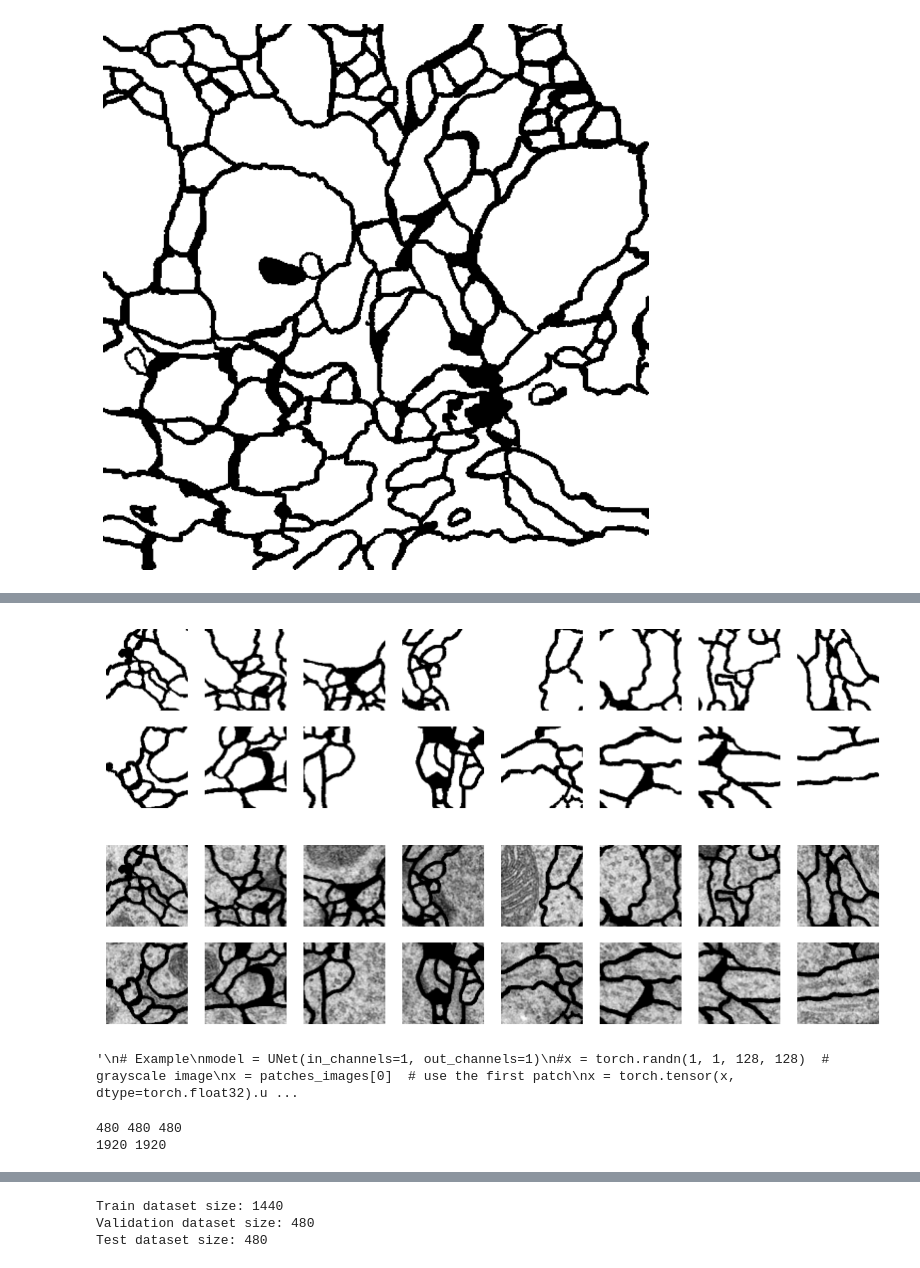
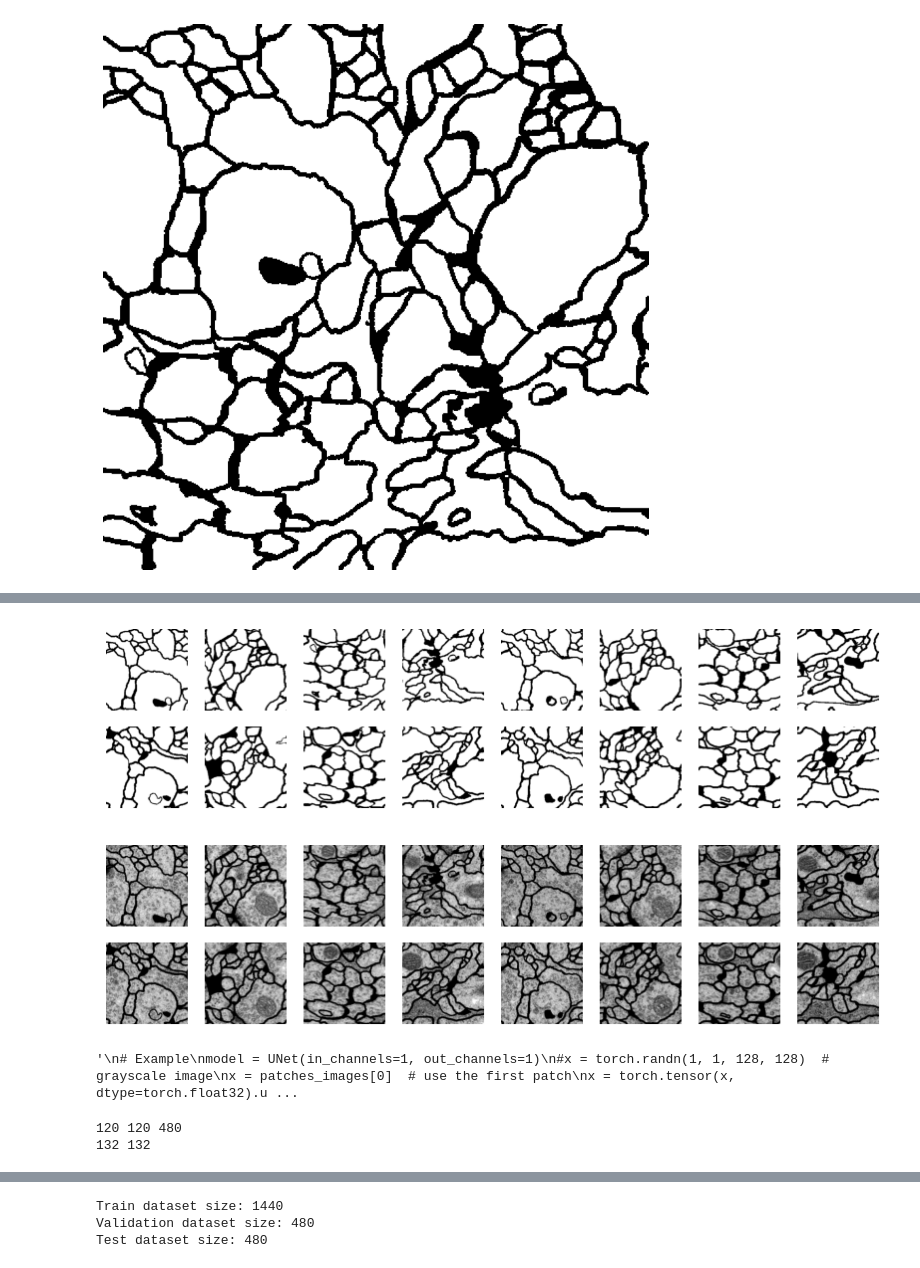
Before and after one commit to albapim/Advanced-Image-Analysis, a Jupyter notebook: final_project/third_script.ipynb, the cells around one changed output, grey strips where cells are left out. Cells and saved outputs as stored; diff of their text form; code cells hidden in the pictures.

```diff
--- a/final_project/third_script.ipynb
+++ b/final_project/third_script.ipynb
@@ -73,9 +73,9 @@ def create_patches(images, patch_size=128):
     return patches
 
 # create patches of the first image
-patches_images = create_patches(images, patch_size=128)
+patches_images = create_patches(images, patch_size=256)
 
-patches_images_ex = patches_images[16*10:16*11]
+patches_images_ex = patches_images[16*0:16*1]
 
 # show patches
 plt.figure(figsize=(10, 10))
@@ -84,4 +84,9 @@ for i, patch in enumerate(patches_images_ex):
     plt.imshow(patch, cmap='gray')
     plt.axis('off')
 plt.show()
+
+plt.figure(figsize=(5, 5))
+plt.imshow(patches_images_ex[1], cmap='gray')
+plt.axis('off')
+plt.show()
 # %% [output]
@@ -89,18 +95,18 @@ plt.show()
 # %%
 # create patches of the first image
-patches_labels = create_patches(labels, patch_size=128)
+patches_labels = create_patches(labels, patch_size=256)
 
-patches_labels_ex = patches_labels[16*10:16*11]
+patches_labels_ex = patches_labels[16*0:16*1]
 
 # show patches
 plt.figure(figsize=(10, 10))
 for i, patch in enumerate(patches_labels_ex):
     plt.subplot(8, 8, i+1)
     plt.imshow(patch, cmap='gray')
     plt.axis('off')
 plt.show()
 # %% [output]
-[figure, old version]
+[figure, new version]
 # %%
 # show the images and above the labels use patches_images and patches_labels
 plt.figure(figsize=(10, 10))
@@ -111,7 +117,7 @@ for i in range(0, 16):
     plt.axis('off')
 plt.show()
 # %% [output]
-[figure, old version]
+[figure, new version]
 # %%
 # test set
 folder = 'data/test_images/'
@@ -252,7 +258,7 @@ augmented_images = []
 augmented_labels = []
 
 # Apply 3 augmentations per original image
-for img, lbl in zip(image_patches, label_patches):
+for img, lbl in zip(image_patches[0:4], label_patches[0:4]):
     for _ in range(3):
         img_aug, lbl_aug = transform(img, lbl)
         augmented_images.append(img_aug)
@@ -264,5 +270,5 @@ all_labels = label_patches + augmented_labels
 
 print(len(all_images), len(all_labels))
 # %% [output]
-480 480 480
-1920 1920
+120 120 480
+132 132
```
Also changed, not shown: parts of 2 cells of this notebook.
